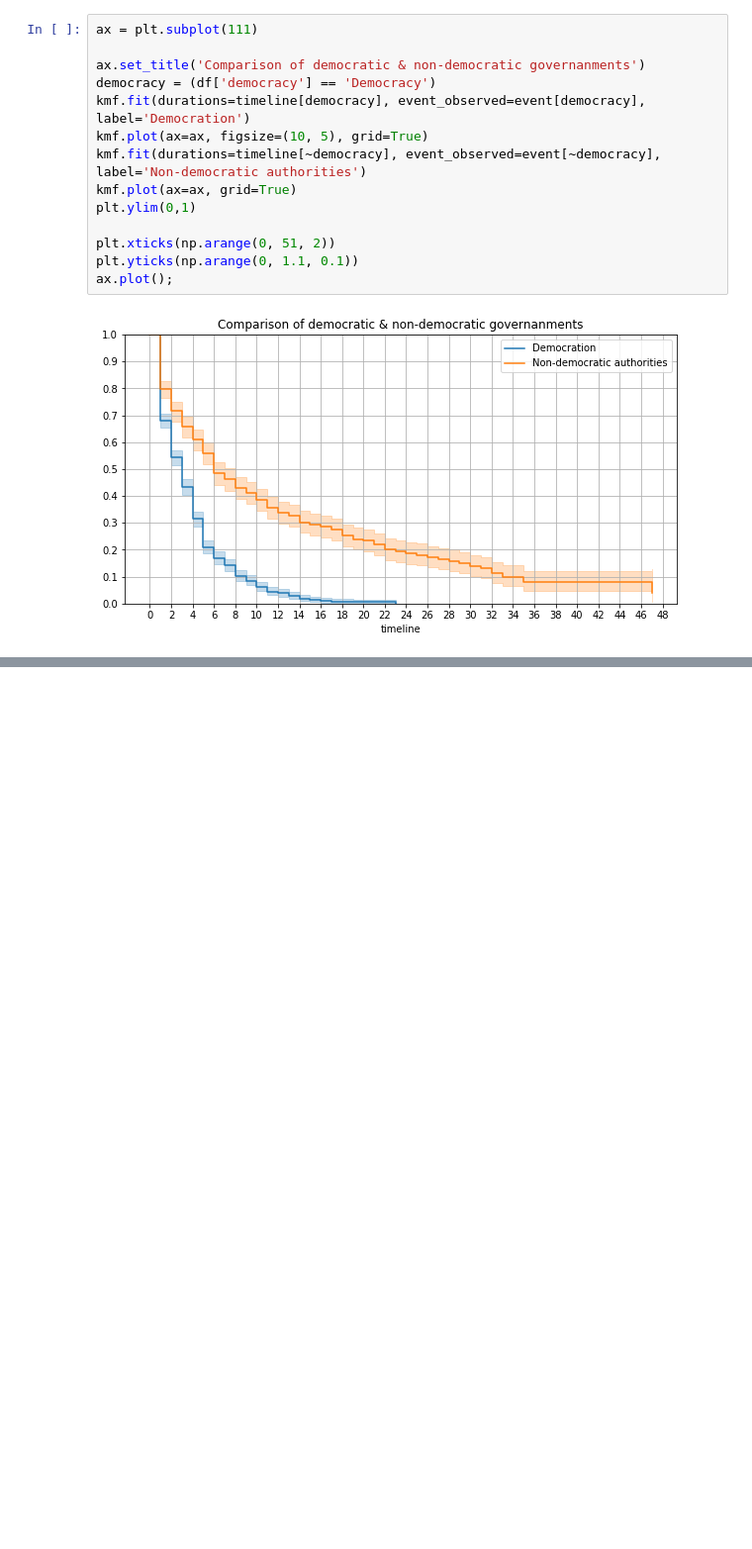
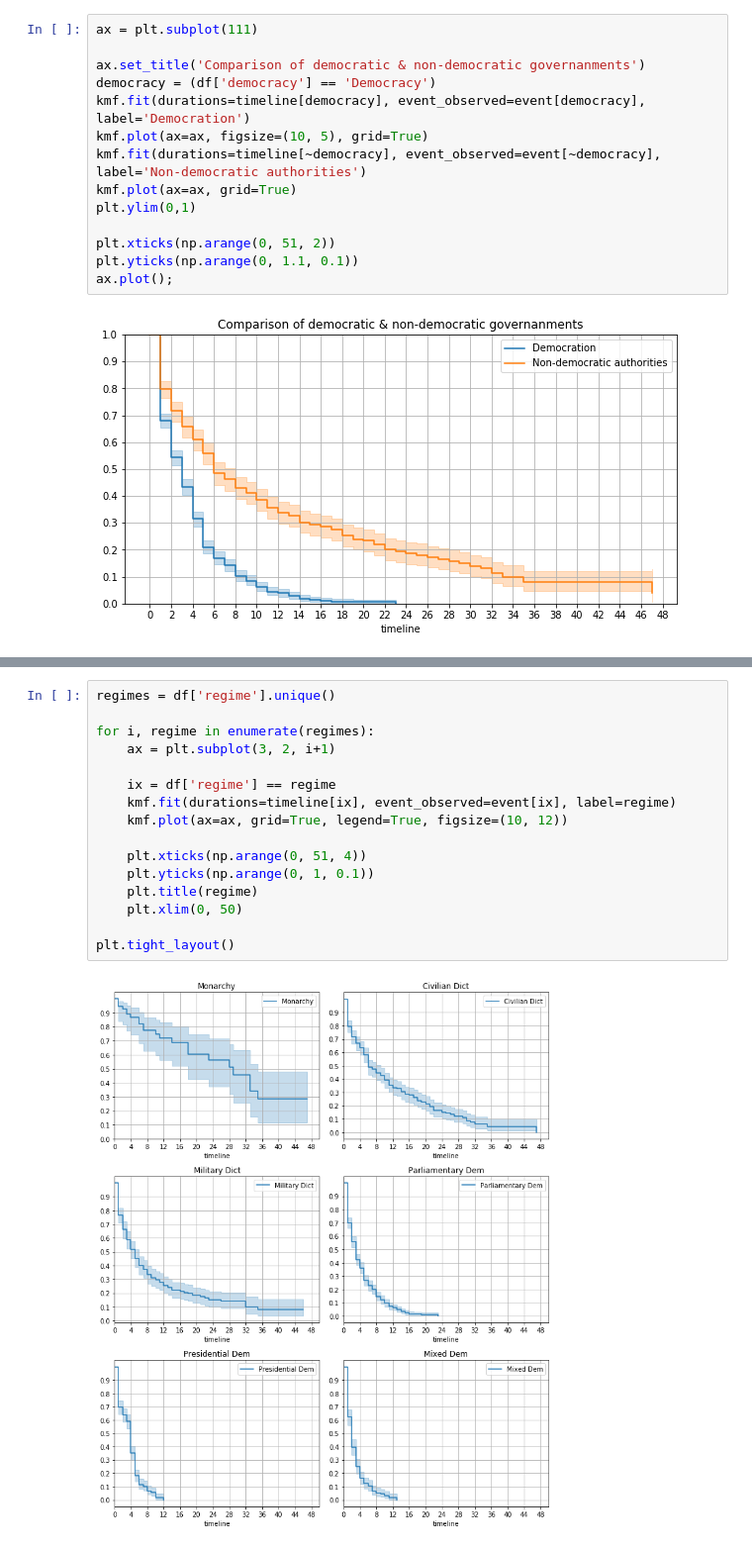
Before and after one commit to yuriimchg/Machine-Learning-sandbox, a Jupyter notebook: survival_analysis.ipynb, the cells around one changed output, grey strips where cells are left out. Shown: that part at 99% size. Saved outputs shown, nothing was run; the diff lists cells and outputs as text; blank space fills up the shorter version.

Commit message:
compare democracy regimes

```diff
--- a/survival_analysis.ipynb
+++ b/survival_analysis.ipynb
@@ -107,0 +138,18 @@ ax.plot();
+# %%
+regimes = df['regime'].unique()
+
+for i, regime in enumerate(regimes):
+    ax = plt.subplot(3, 2, i+1)
+
+    ix = df['regime'] == regime
+    kmf.fit(durations=timeline[ix], event_observed=event[ix], label=regime)
+    kmf.plot(ax=ax, grid=True, legend=True, figsize=(10, 12))
+
+    plt.xticks(np.arange(0, 51, 4))
+    plt.yticks(np.arange(0, 1, 0.1))
+    plt.title(regime)
+    plt.xlim(0, 50)
+
+plt.tight_layout()
+# %% [output]
+[figure, added]
```
Also changed, not shown: parts of 3 cells of this notebook.
